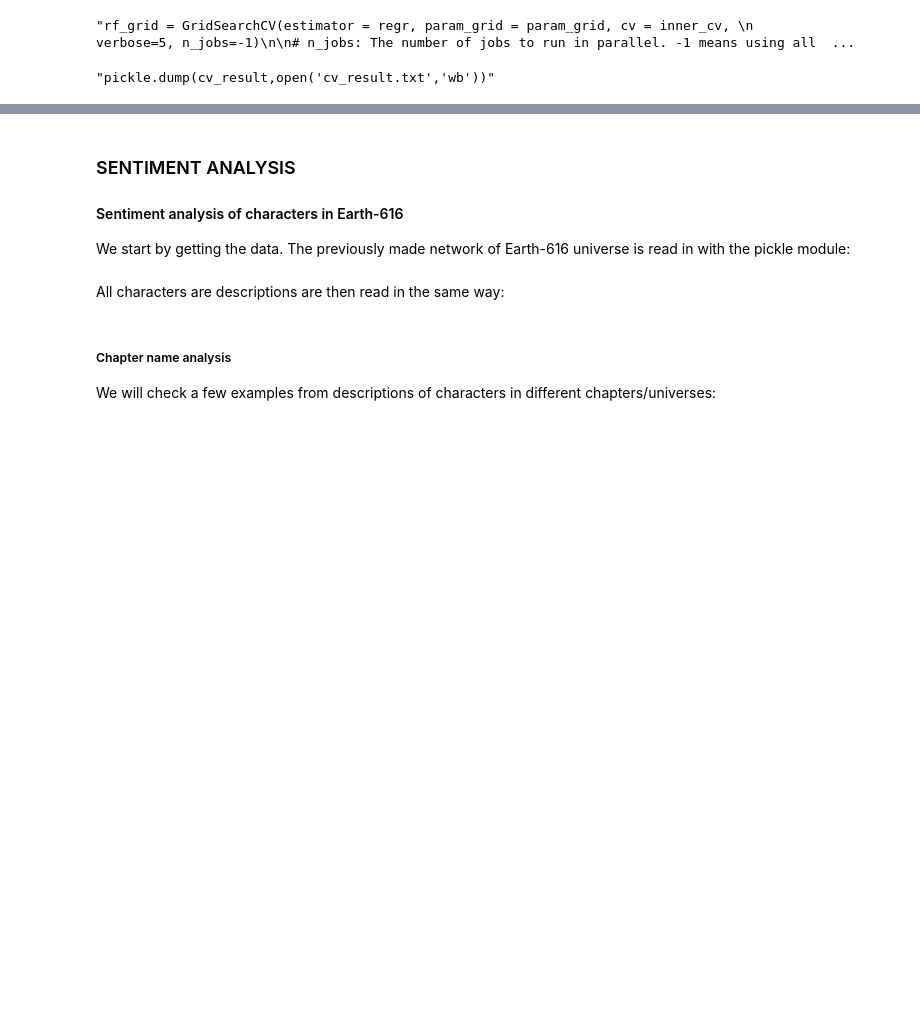
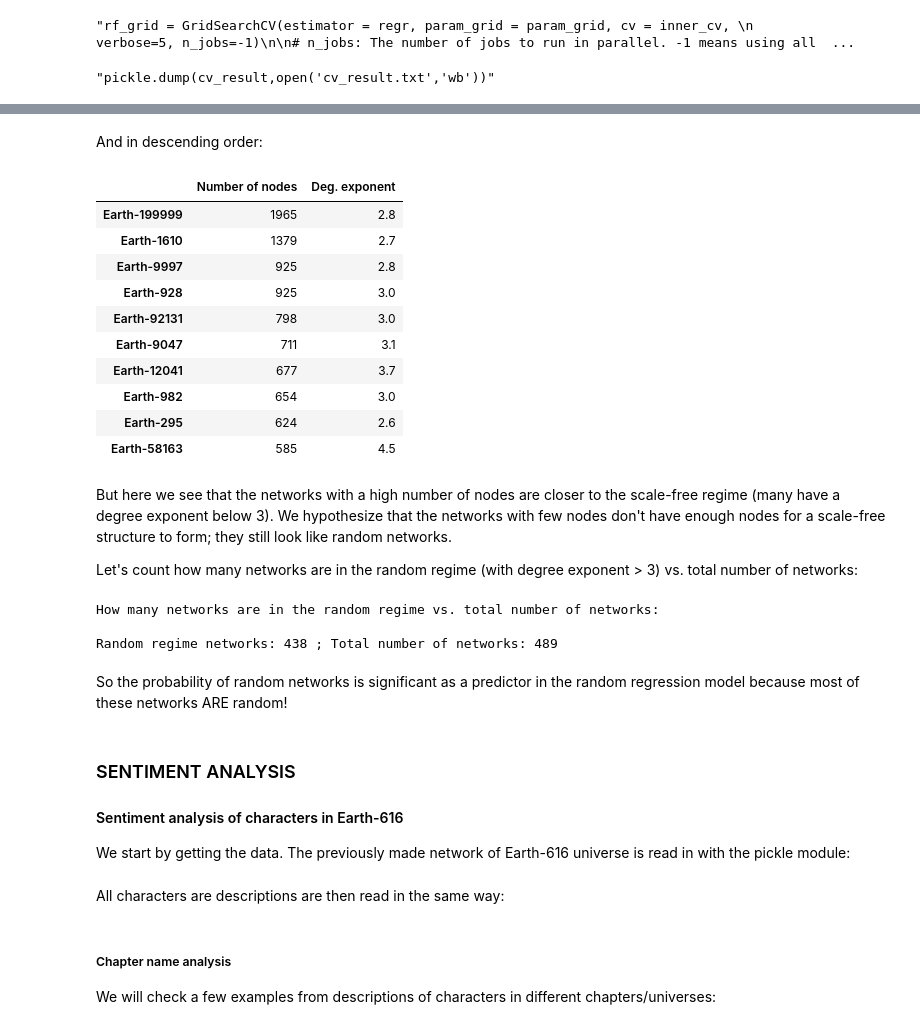
Before and after one commit to kito323/MarvelUniverses, a Jupyter notebook: Explainer notebook PAB.ipynb, the cells around one changed output, grey strips where cells are left out. Saved outputs shown, nothing was run; the diff lists cells and outputs as text; code cells hidden in the pictures; blank space fills up the shorter version.

```diff
--- a/Explainer notebook PAB.ipynb
+++ b/Explainer notebook PAB.ipynb
@@ -1720,3 +1722,35 @@ This is especially interesting considering that we tried also calculating the $p
+# %% [markdown]
+And in descending order:
+# %%
+unidf_re_sorted = unidf_re.sort_values(by="Number of nodes",ascending=False)
+unidf_re_sorted.head(10).round(decimals=1)[['Number of nodes','Deg. exponent']]
+# %% [output]
+|  | Number of nodes | Deg. exponent |
+| Earth-199999 | 1965 | 2.8 |
+| Earth-1610 | 1379 | 2.7 |
+| Earth-9997 | 925 | 2.8 |
+| Earth-928 | 925 | 3.0 |
+| Earth-92131 | 798 | 3.0 |
+| Earth-9047 | 711 | 3.1 |
+| Earth-12041 | 677 | 3.7 |
+| Earth-982 | 654 | 3.0 |
+| Earth-295 | 624 | 2.6 |
+| Earth-58163 | 585 | 4.5 |
+# %% [markdown]
+But here we see that the networks with a high number of nodes are closer to the scale-free regime (many have a degree exponent below 3). We hypothesize that the networks with few nodes don't have enough nodes for a scale-free structure to form; they still look like random networks.
+
+Let's count how many networks are in the random regime (with degree exponent > 3) vs. total number of networks:
+# %%
+degree_exponents = [value[-3] for key,value in universe_tests.items()]
+len_nodes = [value[0] for key,value in universe_tests.items()]
+print('How many networks are in the random regime vs. total number of networks:\n')
+print('Random regime networks:',np.sum(np.sort(degree_exponents)>3),'; Total number of networks:', len(degree_exponents))
+# %% [output]
+How many networks are in the random regime vs. total number of networks:
+
+Random regime networks: 438 ; Total number of networks: 489
+# %% [markdown]
+So the probability of random networks is significant as a predictor in the random regression model because most of these networks ARE random!
 # %% [markdown]
 ### SENTIMENT ANALYSIS
 
```
Also changed, not shown: parts of 51 cells of this notebook, 1 other file.
